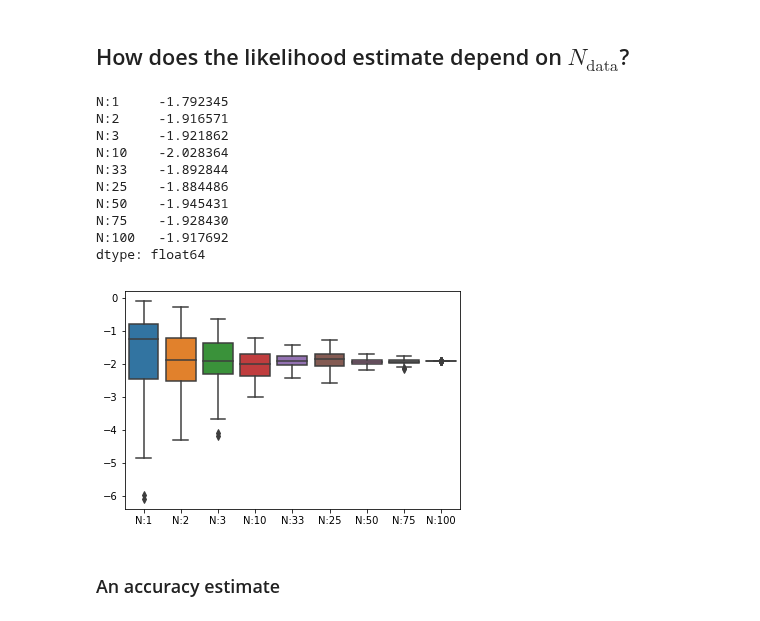
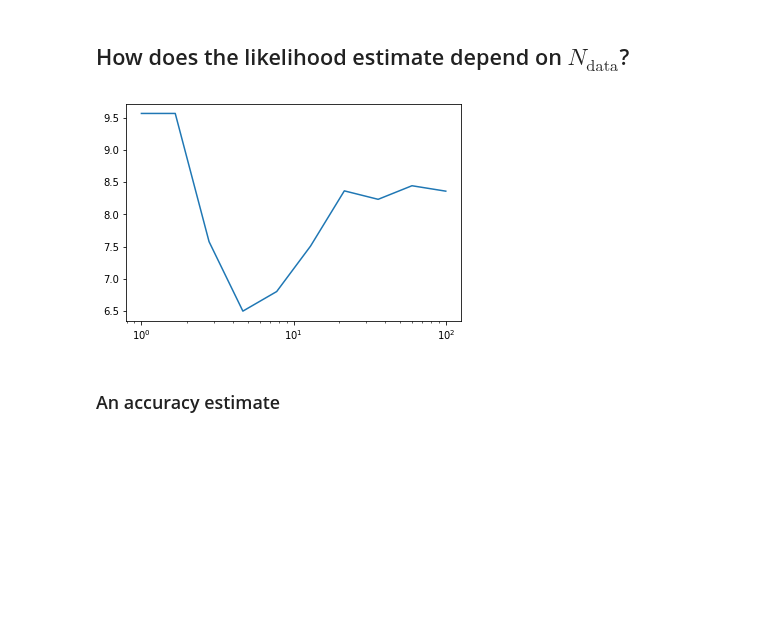
Before and after one commit to robineriksson/BAIP, a Jupyter notebook: modelProblem/CODE/exploreModel.ipynb, the cells around one changed output. Cells and saved outputs as stored; diff of their text form; code cells hidden in the pictures; blank space fills up the shorter version.

```diff
--- a/modelProblem/CODE/exploreModel.ipynb
+++ b/modelProblem/CODE/exploreModel.ipynb
@@ -201,25 +216,15 @@ class MetropolisHastings:
 
 
 
-
         diff = (obs - y)**2
 
         diff_mean = np.mean(diff, axis = 0) # per time, N_time
 
-        g = -1/(2*self.noise.scale**2) *np.sum(diff_mean)
+        g = -1/(2*self.noise.scale**2) * np.sum(diff_mean)
 
+        h = -(N_time) * np.log( (2*pi)**(1/2) * self.noise.scale )
 
-
-
-
-        #diff_sum = np.sum(diff, axis = 1) ## size N_data, the sum of all weights,
-        #g = -1/(2*self.noise.scale**2) * diff_sum
-
-        h = (N_time) * np.log((2*pi)**(-2) * self.noise.scale**(-1))
-
-        #prob = g+h
-        prob = g
-        #print("theta ", theta, "prob ", np.exp(prob))
+        prob = g+h
 
         return(prob)
 
@@ -275,7 +280,7 @@ class Gprior:
 Generate an observation, $z_\text{obs}$!
 # %%
 theta_true = -2.5
-delta_T = 0.25
+delta_T = 1e-4
 t_vec = np.linspace(0,1,int(1/delta_T))
 y_true = model_analytic(theta_true, t_vec)
 scale = 0.1
@@ -284,8 +289,10 @@ z_obs = np.empty([N_data, len(y_true)])
 for i in range(N_data):
     z_obs[i,:] = (observation(y_true, scale))
 # %%
+for i in range(N_data):
+    plt.plot(t_vec, z_obs[i,:], '.k', alpha = 0.01)
+for i in range(N_data):
+    plt.plot(t_vec[::1000], z_obs[i,::1000], '.r', alpha = 0.1)
 plt.plot(t_vec, y_true, 'b')
-for i in range(N_data):
-    plt.plot(t_vec, z_obs[i,:], '.k', alpha = 0.1)
 plt.show()
 # %% [output]
@@ -359,34 +409,22 @@ plt.show()
 # %% [markdown]
 ## How does the likelihood estimate depend on $N_\text{data}$?
 # %%
-N_vec = [1,2,3,10,33, 25,50,75,100]
+N_vec = np.logspace(0,2,10)
+
 theta = -2.5
-rep = 100
-df_like = pd.DataFrame({"id":range(rep)})
 
-model = MetropolisHastings(prior=Gprior(0, 10, log), noise=Gprior(0,scale, log), delta_T=delta_T, log=log)
+dt_by = 1000
+model = MetropolisHastings(prior=Gprior(0, 10, log), noise=Gprior(0,scale, log), delta_T=delta_T*dt_by, log=log)
 
+like_N = []
 for i in N_vec:
-    likeMean = []
-    for j in range(rep):
-        likeMean.append(model.likelihood(z_obs[np.random.choice(N_data, i, replace=False),:], theta) )
-    df_like["N:" + str(i)] = likeMean
+    N = int(i) # make sure that we have int(s).
+    like_N.append(model.likelihood(z_obs[:N,::dt_by], theta))
 
-print(df_like.iloc[:,1:].mean())
-sns.boxplot(data=df_like.iloc[:,1:])
+plt.semilogx(N_vec, like_N)
 plt.show()
 # %% [output]
-N:1     -1.792345
-N:2     -1.916571
-N:3     -1.921862
-N:10    -2.028364
-N:33    -1.892844
-N:25    -1.884486
-N:50    -1.945431
-N:75    -1.928430
-N:100   -1.917692
-dtype: float64
-[figure, old version]
+[figure, new version]
 # %% [markdown]
 ### An accuracy estimate
 # %%
```
Also changed, not shown: parts of 27 cells of this notebook, 2 other files.
